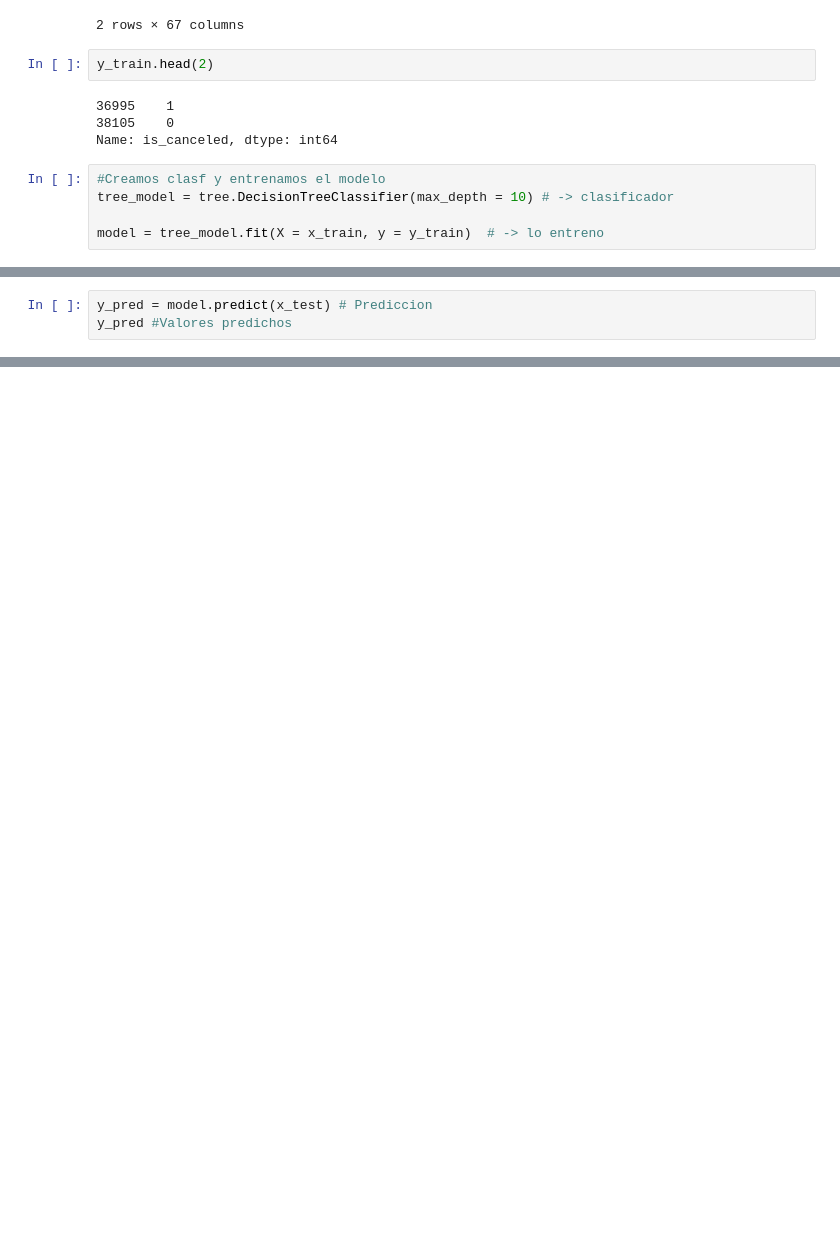
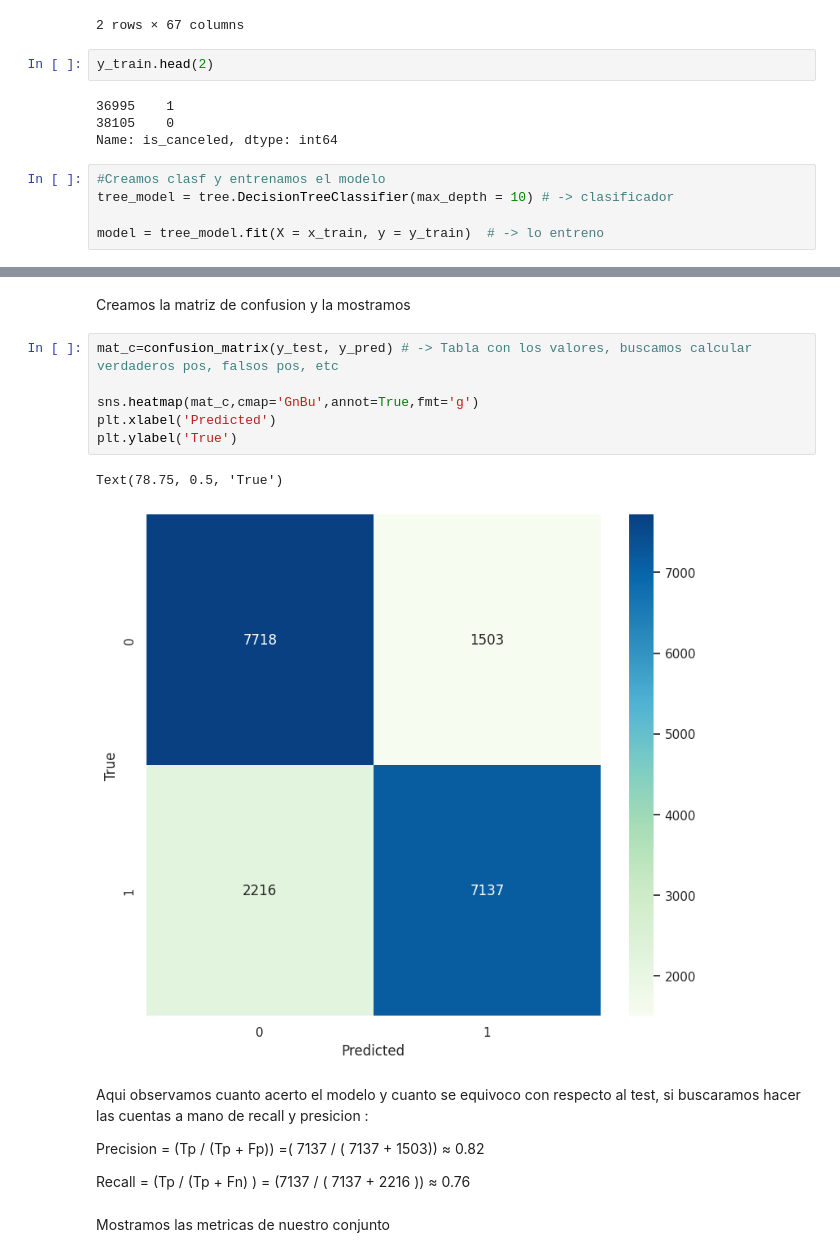
Before and after one commit to franciscoL0pez/TrabajosPracticosOrganizacionDeDatos1C2023, a Jupyter notebook: 7506R_TP1_GRUPO17_CHPX_ENTREGA.ipynb, the cells around one changed output, grey strips where cells are left out. Saved outputs shown, nothing was run; the diff lists cells and outputs as text; blank space fills up the shorter version.

```diff
--- a/7506R_TP1_GRUPO17_CHPX_ENTREGA.ipynb
+++ b/7506R_TP1_GRUPO17_CHPX_ENTREGA.ipynb
@@ -781,3 +778,0 @@ Predecimos que va asuceder con el modelo
-# %%
-y_pred = model.predict(x_test) # Prediccion
-y_pred #Valores predichos
@@ -792,0 +802,19 @@ print(accuracy_score(y_test, y_pred))
+# %% [markdown]
+Creamos la matriz de confusion y la mostramos
+# %%
+mat_c=confusion_matrix(y_test, y_pred) # -> Tabla con los valores, buscamos calcular verdaderos pos, falsos pos, etc
+
+sns.heatmap(mat_c,cmap='GnBu',annot=True,fmt='g')
+plt.xlabel('Predicted')
+plt.ylabel('True')
+# %% [output]
+Text(78.75, 0.5, 'True')
+[figure, added]
+# %% [markdown]
+Aqui observamos cuanto acerto el modelo y cuanto se equivoco con respecto al test, si buscaramos hacer las cuentas a mano de recall y presicion :
+
+Precision = (Tp / (Tp + Fp)) =( 7137 / ( 7137 + 1503)) ≈ 0.82
+
+Recall = (Tp / (Tp + Fn) ) = (7137 / ( 7137 + 2216 )) ≈ 0.76
+# %% [markdown]
+Mostramos las metricas de nuestro conjunto
```
Also changed, not shown: parts of 29 cells of this notebook.
